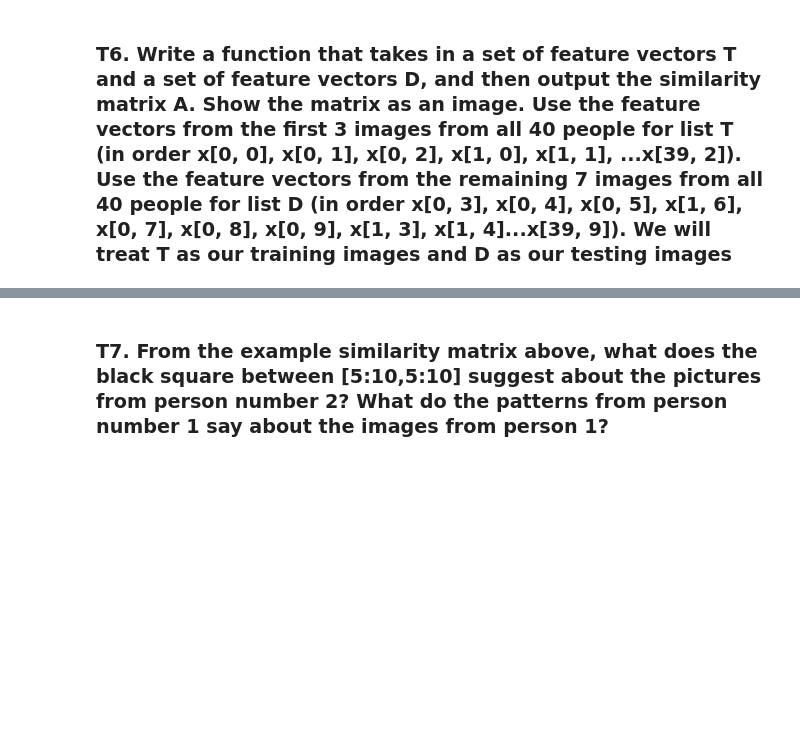
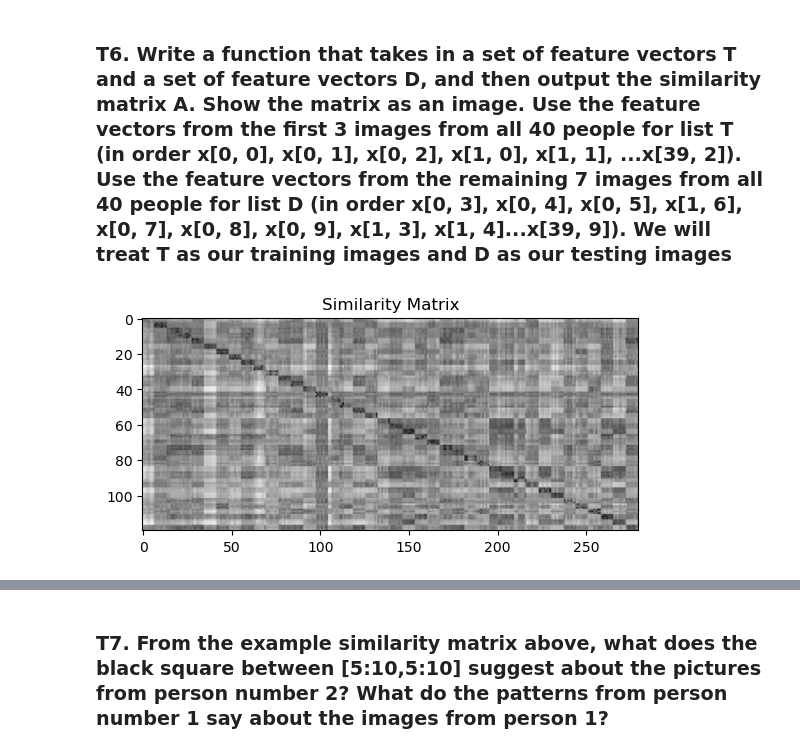
Before and after one commit to pupipatsk/Pattern-Recognition, a Jupyter notebook: HW/HW03/HW03.ipynb, the cells around one changed output, grey strips where cells are left out. Cells and saved outputs as stored; diff of their text form; code cells hidden in the pictures; blank space fills up the shorter version.

```diff
--- a/HW/HW03/HW03.ipynb
+++ b/HW/HW03/HW03.ipynb
@@ -354,7 +364,12 @@ def organize_shape(matrix):
         Input shape: (people_index, image_index, image_shape[0], image_shape[1])
         Output shape: (people_index*image_index, image_shape[0]*image_shape[1])
     """
-    return
+    people_index, image_index, image_height, image_width = matrix.shape
+
+    organized_matrix = np.reshape(matrix,
+                                  (people_index * image_index, image_height * image_width))
+
+    return organized_matrix
 
 
 def generate_similarity_matrix(A, B):
@@ -362,8 +377,16 @@ def generate_similarity_matrix(A, B):
     TODO: Calculate similarity matrix M,
     which M[i, j] is a distance between A[i] and B[j].
     """
-
+    """
+    A,B : list(np.array) of images
+    Returns:
+        similarity_matrix: 2D array
+    """
     # INSERT CODE HERE
+    similarity_matrix = np.zeros((len(A), len(B)))
+    for i, image_1 in enumerate(A):
+        for j, image_2 in enumerate(B):
+            similarity_matrix[i, j] = L2_dist(image_1, image_2)
 
     return similarity_matrix
 
@@ -382,0 +400,22 @@ similarity_matrix = ...
+# %%
+#TODO: Show similariry matrix between T and D.
+
+# INSERT CODE HERE
+T, D = [], []
+num_peoples, num_images, image_height, image_width = xf.shape
+for i in range(num_peoples):
+    for j in range(num_images):
+        if j < 3:
+            T.append(xf[i,j])
+        else:
+            D.append(xf[i,j])
+T, D = np.array(T),np.array(D) # convert list to np.array
+
+similarity_matrix = generate_similarity_matrix(T, D)
+
+# Display similarity matrix as an image
+plt.imshow(similarity_matrix, cmap='gray')
+plt.title('Similarity Matrix')
+plt.show()
+# %% [output]
+[figure, added]
```
Also changed, not shown: parts of 16 cells of this notebook.
